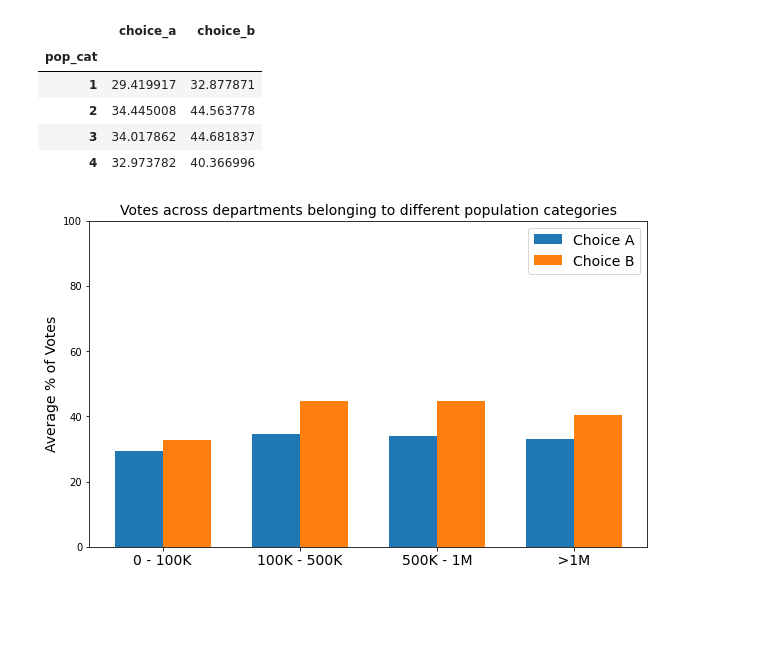
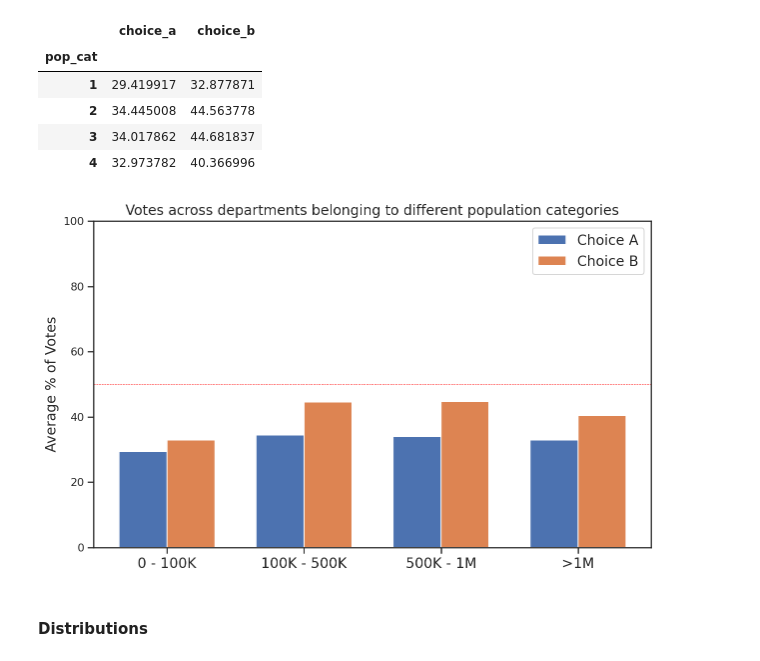
Before and after one commit to palsagar/SGR_project, a Jupyter notebook: eda.ipynb, the cells around one changed output. Saved outputs shown, nothing was run; the diff lists cells and outputs as text; code cells hidden in the pictures; blank space fills up the shorter version.

```diff
--- a/eda.ipynb
+++ b/eda.ipynb
@@ -418,3 +480,0 @@ Name: outcome, dtype: int64
-# %%
-for col in ["choice_a","choice_b","no_vote","absent"]:
-    departments[col] = 100.0*(departments[col] / departments["registered"])
@@ -429,0 +481,25 @@ ax.set_ylabel("Number of Departments", fontsize=14);
+# %%
+dep_pc = departments.copy()
+for col in ["choice_a","choice_b","no_vote","absent"]:
+    dep_pc[col] = 100.0*(dep_pc[col] / dep_pc["registered"])
+
+
+labels = ["Choice A", 'Choice B', "Blank", "Absent"]
+heights = [dep_pc["choice_a"].median() , dep_pc["choice_b"].median(), dep_pc["no_vote"].median(), dep_pc["absent"].median()]
+
+#x = np.arange(len(labels))
+width = 0.35       # the width of the bars: can also be len(x) sequence
+
+fig, ax = plt.subplots(figsize=(10,6))
+
+b1 = ax.bar(labels, heights, width);
+ax.axhline(50.0, color="red", ls="--", lw=0.5);
+
+#b1 = ax.bar(x - width/2.0, data_mod["choice_a"]., width, label='Choice A')
+#b2 = ax.bar(x + width/2.0, dep_means["choice_b"], width, label='Choice B')
+
+ax.set_title("Referendum Outcomes across Departments", fontsize =14)
+ax.set_ylabel('Average % of Votes in Departments', fontsize=14);
+ax.set_ylim(0,100);
+ax.set_xticks(labels);
+ax.set_xticklabels(labels, fontsize=14);
@@ -443,6 +521,11 @@ departments["pop_cat"].hist();
 # %%
 col_list = ["choice_a", "choice_b"]
-dep_means = departments.pivot_table(values=col_list, index="pop_cat" , aggfunc=np.mean)
+
+dep_pc = departments.copy()
+for col in ["choice_a","choice_b","no_vote","absent"]:
+    dep_pc[col] = 100.0*(dep_pc[col] / dep_pc["registered"])
+
+dep_means = dep_pc.pivot_table(values=col_list, index="pop_cat" , aggfunc=np.mean)
 dep_means
 # %% [output]
 |  | choice_a | choice_b |
@@ -454,20 +537,23 @@ dep_means
 # %%
 labels = ["0 - 100K", '100K - 500K', "500K - 1M", " >1M "]
 
 x = np.arange(len(labels))
 width = 0.35       # the width of the bars: can also be len(x) sequence
 
 fig, ax = plt.subplots(figsize=(10,6))
 
 b1 = ax.bar(x - width/2.0, dep_means["choice_a"], width, label='Choice A')
 b2 = ax.bar(x + width/2.0, dep_means["choice_b"], width, label='Choice B')
+ax.axhline(50.0, color="red", ls="--", lw=0.5);
 
 ax.set_title("Votes across departments belonging to different population categories", fontsize =14)
 ax.set_ylabel('Average % of Votes', fontsize=14);
 ax.set_ylim(0,100);
 ax.set_xticks(x);
 ax.set_xticklabels(labels, fontsize=14);
 #ax.set_xticklabels(labels = labels, fontsize=14);
 ax.legend(fontsize=14);
 # %% [output]
-[figure, old version]
+[figure, new version]
+# %% [markdown]
+#### Distributions
```
Also changed, not shown: parts of 45 cells of this notebook.
